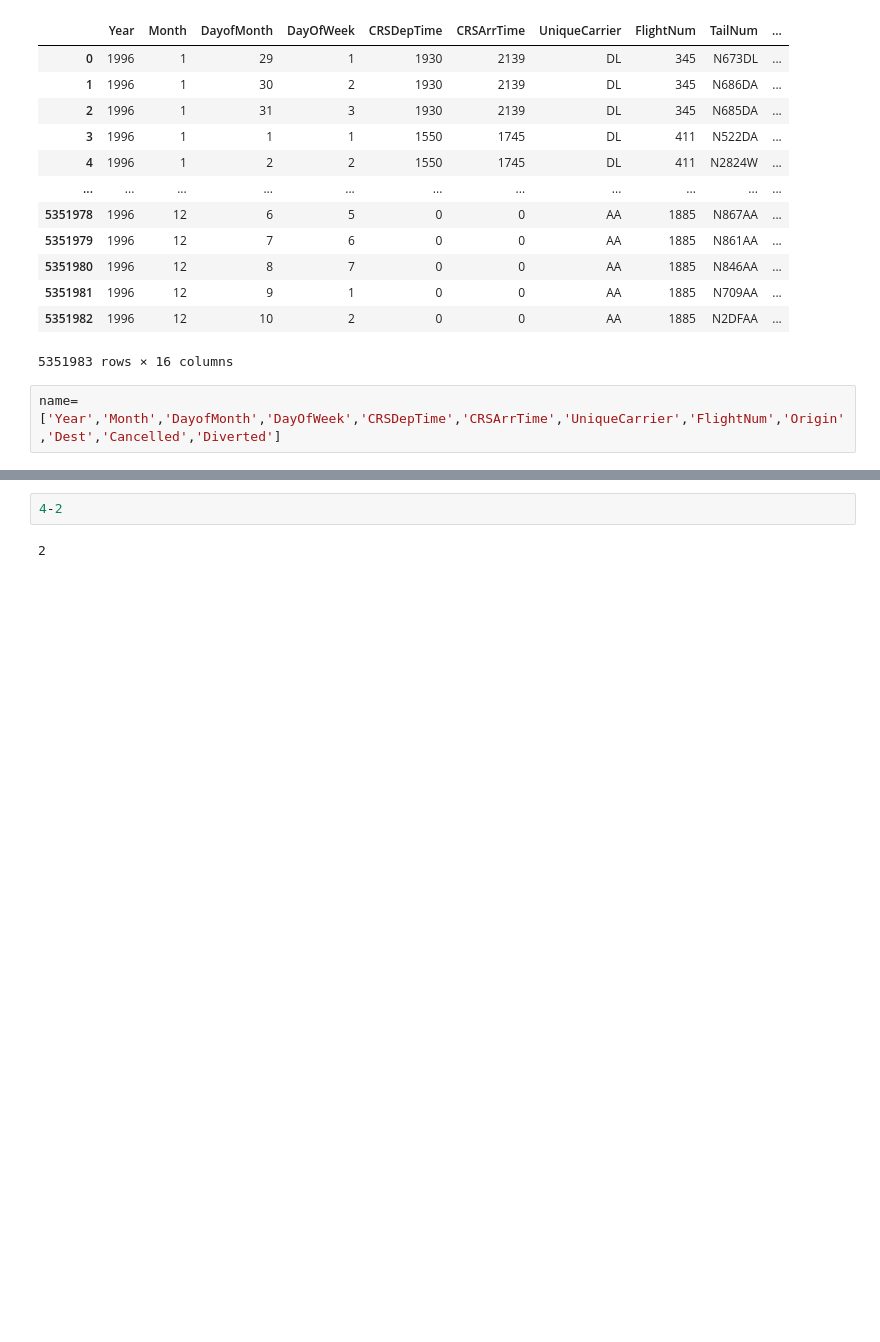
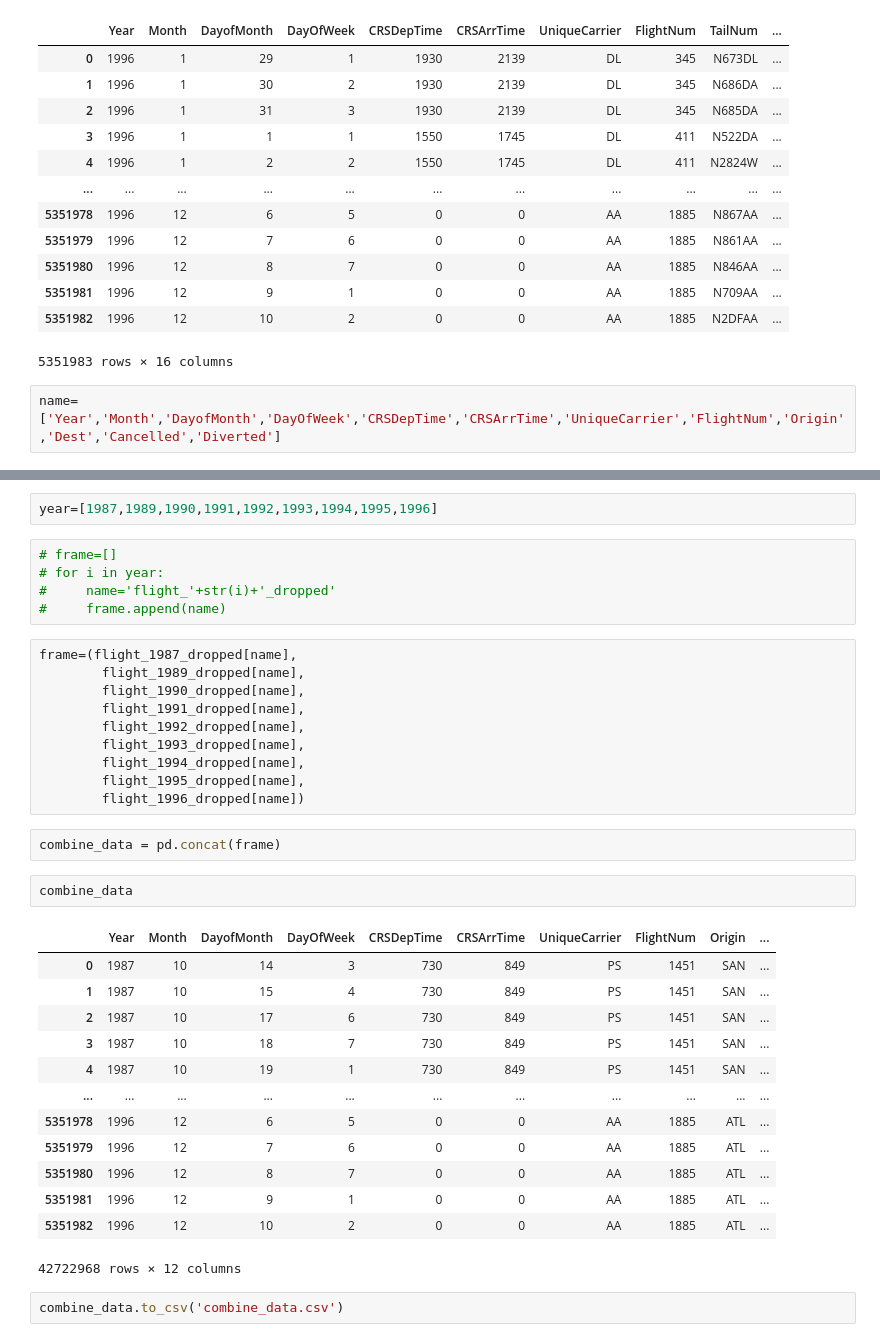
Before and after one commit to s2014628/data-analytics-migration-to-tableau, a Jupyter notebook: flights.ipynb, the cells around one changed output, grey strips where cells are left out. Cells and saved outputs as stored; diff of their text form; blank space fills up the shorter version.

```diff
--- a/flights.ipynb
+++ b/flights.ipynb
@@ -593,4 +568,37 @@ while -1 not in list:
-# %%
-4-2
-# %% [output]
-2
+# %%
+year=[1987,1989,1990,1991,1992,1993,1994,1995,1996]
+# %%
+# frame=[]
+# for i in year:
+#     name='flight_'+str(i)+'_dropped'
+#     frame.append(name)
+# %%
+frame=(flight_1987_dropped[name],
+        flight_1989_dropped[name],
+        flight_1990_dropped[name],
+        flight_1991_dropped[name],
+        flight_1992_dropped[name],
+        flight_1993_dropped[name],
+        flight_1994_dropped[name],
+        flight_1995_dropped[name],
+        flight_1996_dropped[name])
+# %%
+combine_data = pd.concat(frame)
+# %%
+combine_data
+# %% [output]
+|  | Year | Month | DayofMonth | DayOfWeek | CRSDepTime | CRSArrTime | UniqueCarrier | FlightNum | Origin | ... |
+| 0 | 1987 | 10 | 14 | 3 | 730 | 849 | PS | 1451 | SAN | ... |
+| 1 | 1987 | 10 | 15 | 4 | 730 | 849 | PS | 1451 | SAN | ... |
+| 2 | 1987 | 10 | 17 | 6 | 730 | 849 | PS | 1451 | SAN | ... |
+| 3 | 1987 | 10 | 18 | 7 | 730 | 849 | PS | 1451 | SAN | ... |
+| 4 | 1987 | 10 | 19 | 1 | 730 | 849 | PS | 1451 | SAN | ... |
+| ... | ... | ... | ... | ... | ... | ... | ... | ... | ... | ... |
+| 5351978 | 1996 | 12 | 6 | 5 | 0 | 0 | AA | 1885 | ATL | ... |
+| 5351979 | 1996 | 12 | 7 | 6 | 0 | 0 | AA | 1885 | ATL | ... |
+| 5351980 | 1996 | 12 | 8 | 7 | 0 | 0 | AA | 1885 | ATL | ... |
+| 5351981 | 1996 | 12 | 9 | 1 | 0 | 0 | AA | 1885 | ATL | ... |
+| 5351982 | 1996 | 12 | 10 | 2 | 0 | 0 | AA | 1885 | ATL | ... |
+42722968 rows × 12 columns
+# %%
+combine_data.to_csv('combine_data.csv')
```
Also changed, not shown: parts of 5 cells of this notebook.
